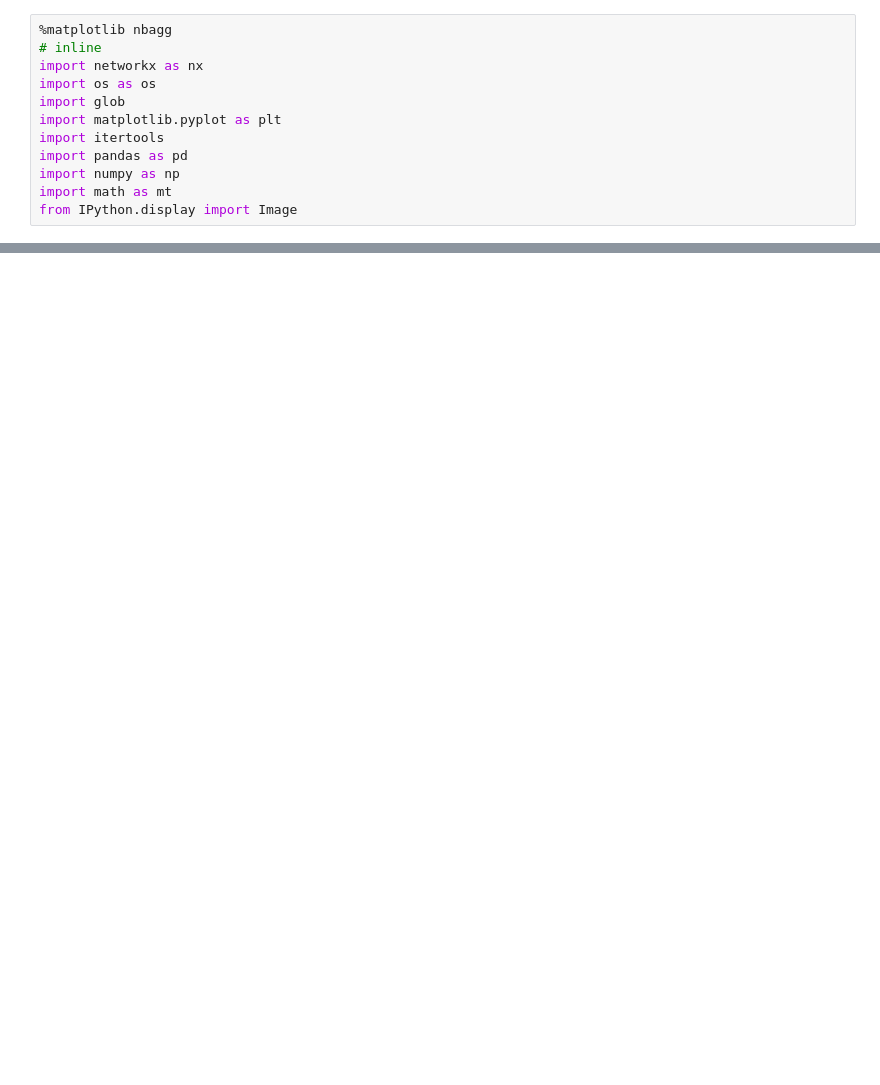
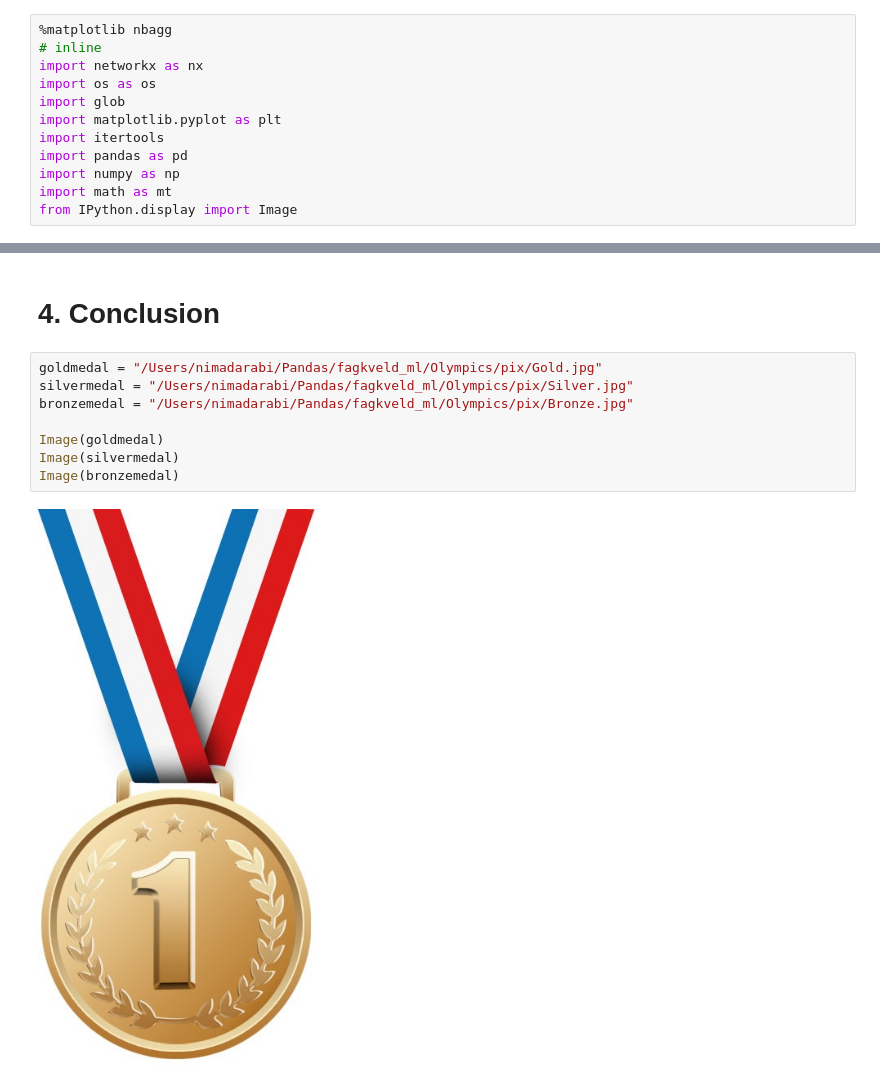
Before and after one commit to SherpaConsulting/fagkveld_ml, a Jupyter notebook: Olympics/Olympics.ipynb, the cells around one changed output, grey strips where cells are left out. Cells and saved outputs as stored; diff of their text form; blank space fills up the shorter version.

```diff
--- a/Olympics/Olympics.ipynb
+++ b/Olympics/Olympics.ipynb
@@ -292,0 +310,12 @@ plot([Scatter(x=[1, 2, 3], y=[3, 1, 6])])
+# %% [markdown]
+<h1>4. Conclusion</h1>
+# %%
+goldmedal = "/Users/nimadarabi/Pandas/fagkveld_ml/Olympics/pix/Gold.jpg"
+silvermedal = "/Users/nimadarabi/Pandas/fagkveld_ml/Olympics/pix/Silver.jpg"
+bronzemedal = "/Users/nimadarabi/Pandas/fagkveld_ml/Olympics/pix/Bronze.jpg"
+
+Image(goldmedal)
+Image(silvermedal)
+Image(bronzemedal)
+# %% [output]
+[figure, added]
```
Also changed, not shown: parts of 45 cells of this notebook.
